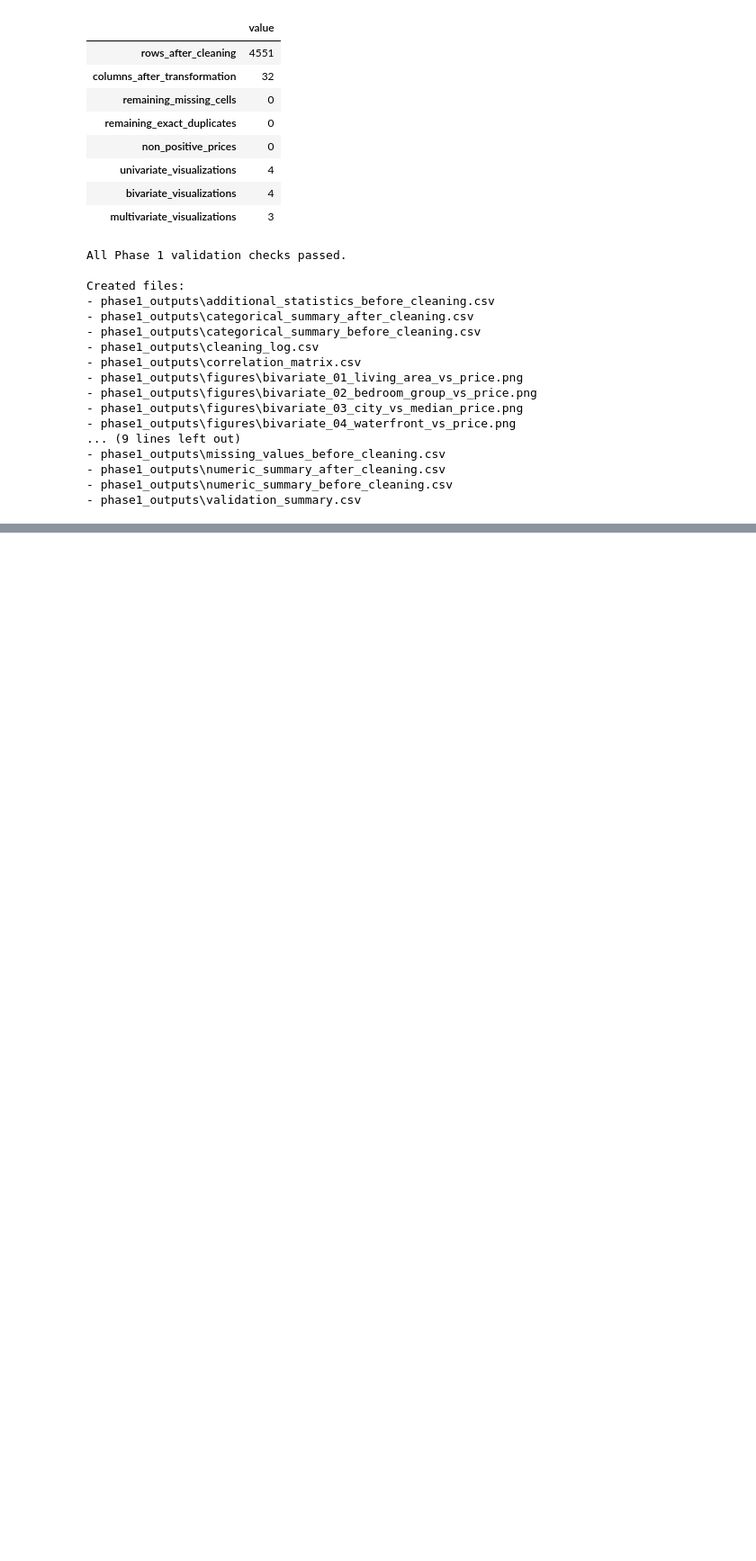
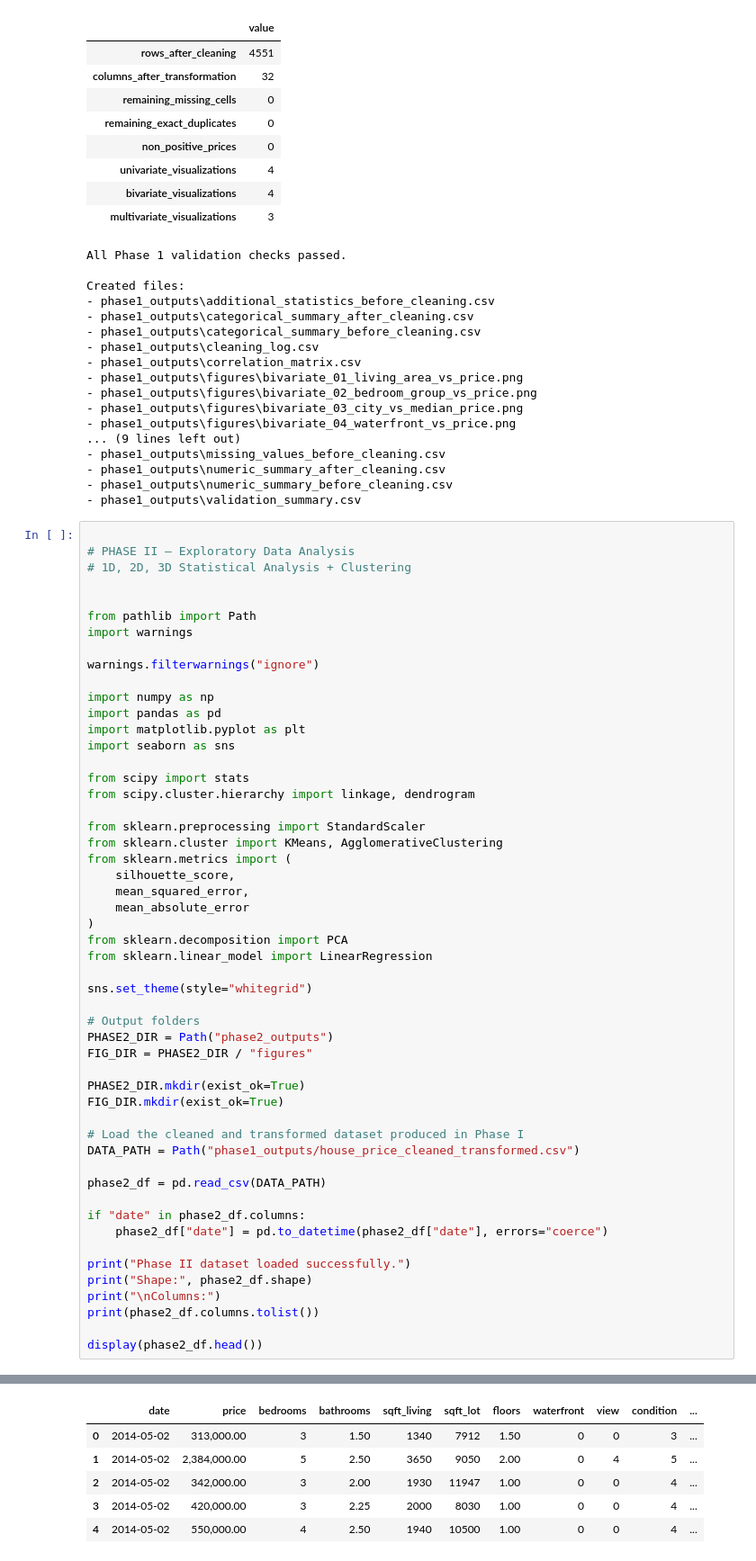
Before and after one commit to Noel-Alex/Noel-Alex-Samuel, a Jupyter notebook: House_Price_EDA_Phase_1.ipynb, the cells around one changed output, grey strips where cells are left out. Shown at 90% size. Cells and saved outputs as stored; diff of their text form; blank space fills up the shorter version.

Commit message:
Phase 2

```diff
--- a/House_Price_EDA_Phase_1.ipynb
+++ b/House_Price_EDA_Phase_1.ipynb
@@ -1019,3 +1015,56 @@ Created files:
 - phase1_outputs\numeric_summary_after_cleaning.csv
 - phase1_outputs\numeric_summary_before_cleaning.csv
 - phase1_outputs\validation_summary.csv
+# %%
+
+# PHASE II — Exploratory Data Analysis
+# 1D, 2D, 3D Statistical Analysis + Clustering
+
+
+from pathlib import Path
+import warnings
+
+warnings.filterwarnings("ignore")
+
+import numpy as np
+import pandas as pd
+import matplotlib.pyplot as plt
+import seaborn as sns
+
+from scipy import stats
+from scipy.cluster.hierarchy import linkage, dendrogram
+
+from sklearn.preprocessing import StandardScaler
+from sklearn.cluster import KMeans, AgglomerativeClustering
+from sklearn.metrics import (
+    silhouette_score,
+    mean_squared_error,
+    mean_absolute_error
+)
+from sklearn.decomposition import PCA
+from sklearn.linear_model import LinearRegression
+
+sns.set_theme(style="whitegrid")
+
+# Output folders
+PHASE2_DIR = Path("phase2_outputs")
+FIG_DIR = PHASE2_DIR / "figures"
+
+PHASE2_DIR.mkdir(exist_ok=True)
+FIG_DIR.mkdir(exist_ok=True)
+
+# Load the cleaned and transformed dataset produced in Phase I
+DATA_PATH = Path("phase1_outputs/house_price_cleaned_transformed.csv")
+
+phase2_df = pd.read_csv(DATA_PATH)
+
+if "date" in phase2_df.columns:
+    phase2_df["date"] = pd.to_datetime(phase2_df["date"], errors="coerce")
+
+print("Phase II dataset loaded successfully.")
+print("Shape:", phase2_df.shape)
+print("\nColumns:")
+print(phase2_df.columns.tolist())
+
+display(phase2_df.head())
+# %% [output]
@@ -1021,0 +1076,6 @@ Created files:
+|  | date | price | bedrooms | bathrooms | sqft_living | sqft_lot | floors | waterfront | view | condition | ... |
+| 0 | 2014-05-02 | 313,000.00 | 3 | 1.50 | 1340 | 7912 | 1.50 | 0 | 0 | 3 | ... |
+| 1 | 2014-05-02 | 2,384,000.00 | 5 | 2.50 | 3650 | 9050 | 2.00 | 0 | 4 | 5 | ... |
+| 2 | 2014-05-02 | 342,000.00 | 3 | 2.00 | 1930 | 11947 | 1.00 | 0 | 0 | 4 | ... |
+| 3 | 2014-05-02 | 420,000.00 | 3 | 2.25 | 2000 | 8030 | 1.00 | 0 | 0 | 4 | ... |
+| 4 | 2014-05-02 | 550,000.00 | 4 | 2.50 | 1940 | 10500 | 1.00 | 0 | 0 | 4 | ... |
```
Also changed, not shown: parts of 11 cells of this notebook, 40 other files.
